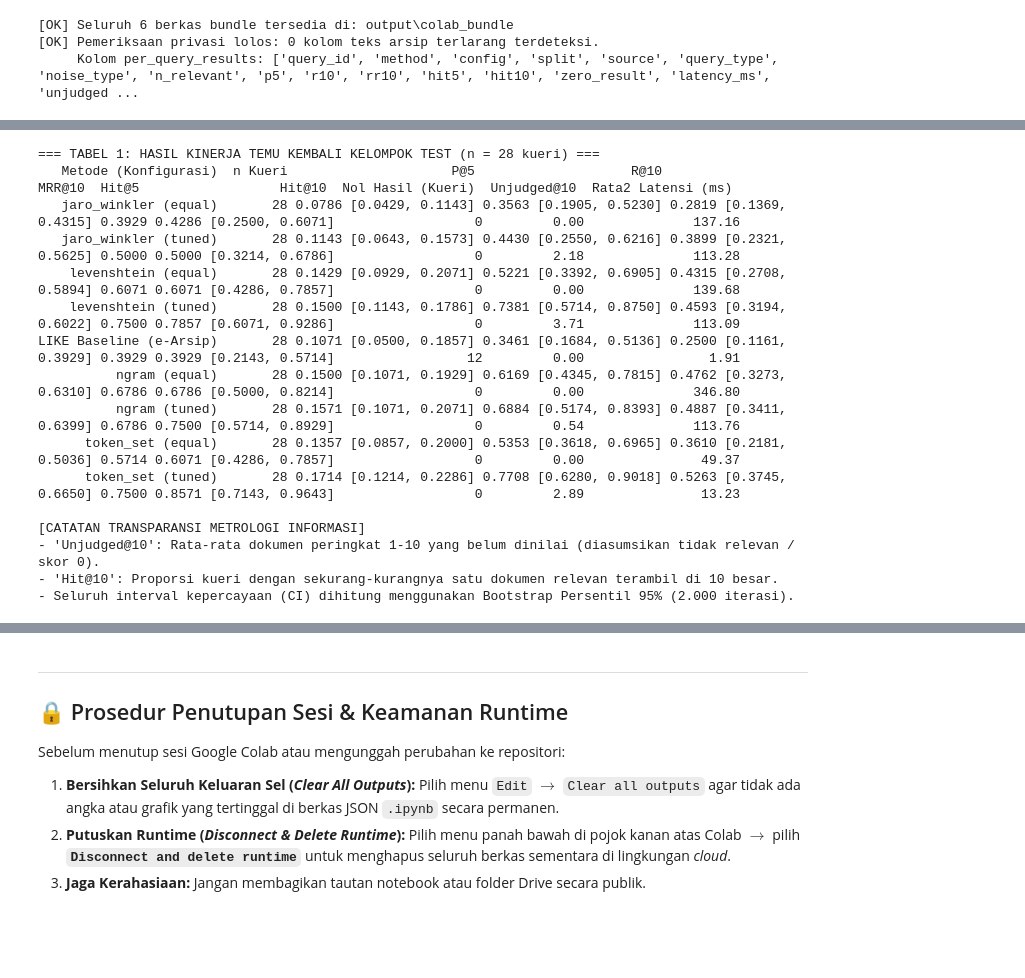
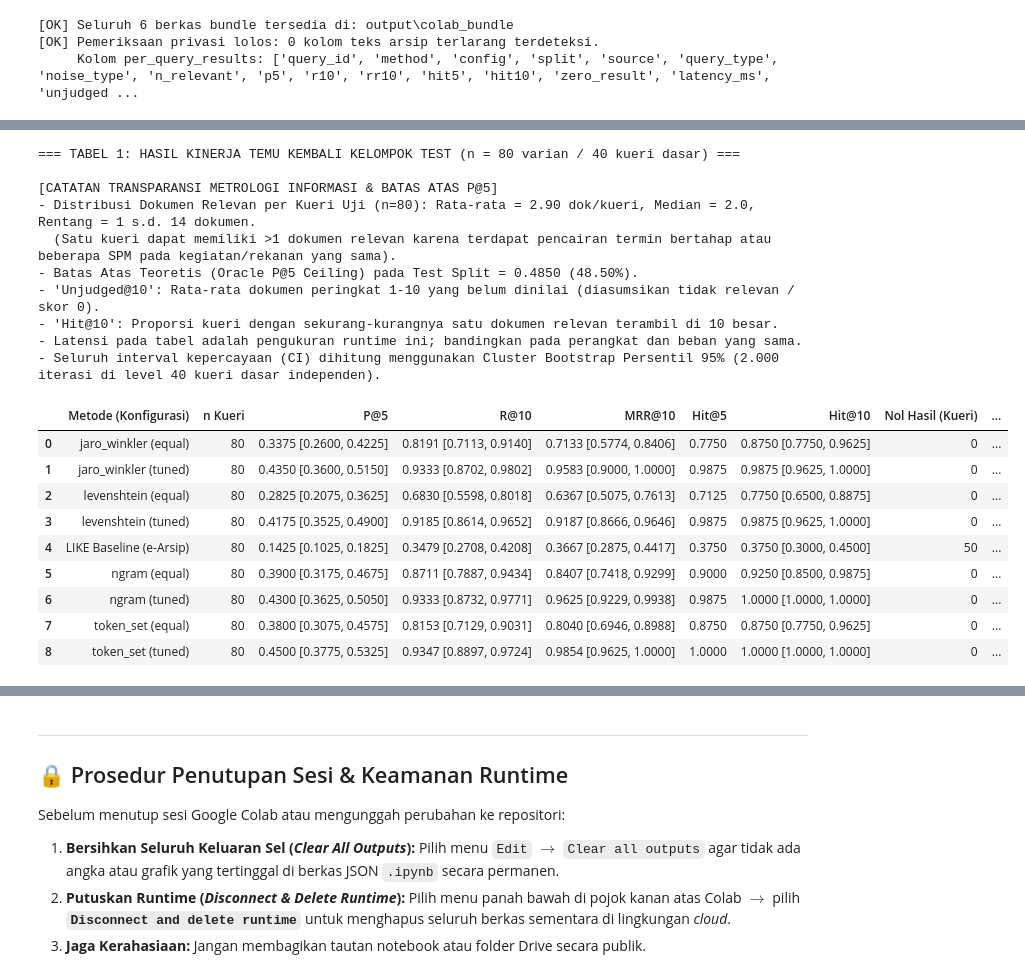
Before and after one commit to wahyu2021/penelitian-mandiri, a Jupyter notebook: notebooks/pipeline_analisis_sampai_presentasi.ipynb, the cells around one changed output, grey strips where cells are left out. Saved outputs shown, nothing was run; the diff lists cells and outputs as text; code cells hidden in the pictures; blank space fills up the shorter version.

```diff
--- a/notebooks/pipeline_analisis_sampai_presentasi.ipynb
+++ b/notebooks/pipeline_analisis_sampai_presentasi.ipynb
@@ -237,15 +238,21 @@ Jumlah Konfigurasi Metode Dievaluasi: 9
 # %%
 # =====================================================================
 # SEL 5: TABEL UTAMA EVALUASI METRIK TEMU KEMBALI (KELOMPOK TEST SAJA)
-# Menghitung P@5, R@10, MRR@10, Hit Rate, Nol Hasil, Latensi + Bootstrap 95% CI
+# Menghitung P@5, R@10, MRR@10, Hit Rate, Nol Hasil, Latensi + Cluster Bootstrap 95% CI
 # =====================================================================
+q_to_base = run_meta.get('query_to_base_id', {})
+df_per_query['base_query_id'] = df_per_query['query_id'].map(lambda q: q_to_base.get(str(q), str(q)))
 df_test = df_per_query[df_per_query['split'] == 'test'].copy()
 n_test_queries = df_test['query_id'].nunique()
+n_test_base_queries = df_test['base_query_id'].nunique()
 
 def calc_bootstrap_ci(series, n_boot=2000, ci=0.95, seed=42):
-    """Hitung interval kepercayaan 95% dengan bootstrap persentil."""
+    """Hitung interval kepercayaan 95% dengan Cluster Bootstrap di level kueri dasar."""
     rng = np.random.default_rng(seed)
-    vals = np.array(series, dtype=float)
+    if isinstance(series, pd.Series) and 'base_query_id' in df_test.columns and series.index.isin(df_test.index).all():
+        vals = series.groupby(df_test.loc[series.index, 'base_query_id']).mean().values.astype(float)
+    else:
+        vals = np.array(series, dtype=float)
     boot_means = [rng.choice(vals, size=len(vals), replace=True).mean() for _ in range(n_boot)]
     low = np.percentile(boot_means, (1 - ci) / 2 * 100)
     high = np.percentile(boot_means, (1 + ci) / 2 * 100)
@@ -269,49 +276,66 @@ for (m, cfg), grp in grouped:
     hit10_ci = calc_bootstrap_ci(grp['hit10'])
     zero_res = int(grp['zero_result'].sum())
     lat_mean = grp['latency_ms'].mean()
     unjudged_mean = grp['unjudged_in_top10'].mean()
 
     display_name = f"{m} ({cfg})"
     if m == 'like_baseline':
         display_name = "LIKE Baseline (e-Arsip)"
 
     main_table_rows.append({
         'Metode (Konfigurasi)': display_name,
         'n Kueri': len(grp),
         'P@5': f"{p5_mean:.4f} [{p5_ci[0]:.4f}, {p5_ci[1]:.4f}]",
         'R@10': f"{r10_mean:.4f} [{r10_ci[0]:.4f}, {r10_ci[1]:.4f}]",
         'MRR@10': f"{rr10_mean:.4f} [{rr10_ci[0]:.4f}, {rr10_ci[1]:.4f}]",
         'Hit@5': round(hit5, 4),
         'Hit@10': f"{hit10:.4f} [{hit10_ci[0]:.4f}, {hit10_ci[1]:.4f}]",
         'Nol Hasil (Kueri)': zero_res,
         'Unjudged@10': round(unjudged_mean, 2),
         'Rata2 Latensi (ms)': round(lat_mean, 2)
     })
 
 df_main_summary = pd.DataFrame(main_table_rows)
-print(f"=== TABEL 1: HASIL KINERJA TEMU KEMBALI KELOMPOK TEST (n = {n_test_queries} kueri) ===")
+print(f"=== TABEL 1: HASIL KINERJA TEMU KEMBALI KELOMPOK TEST (n = {n_test_queries} varian / {n_test_base_queries} kueri dasar) ===")
 display(df_main_summary)
-print("\n[CATATAN TRANSPARANSI METROLOGI INFORMASI]")
+
+# Statistik jumlah dokumen relevan per kueri & Batas Atas Teoretis (Oracle P@5 Ceiling)
+df_test_qrel = df_test[['query_id', 'n_relevant']].drop_duplicates()
+rel_mean = df_test_qrel['n_relevant'].mean()
+rel_median = df_test_qrel['n_relevant'].median()
+rel_min = int(df_test_qrel['n_relevant'].min())
+rel_max = int(df_test_qrel['n_relevant'].max())
+oracle_p5 = (np.minimum(df_test_qrel['n_relevant'], 5) / 5.0).mean()
+
+print("\n[CATATAN TRANSPARANSI METROLOGI INFORMASI & BATAS ATAS P@5]")
+print(f"- Distribusi Dokumen Relevan per Kueri Uji (n={n_test_queries}): Rata-rata = {rel_mean:.2f} dok/kueri, Median = {rel_median:.1f}, Rentang = {rel_min} s.d. {rel_max} dokumen.")
+print("  (Satu kueri dapat memiliki >1 dokumen relevan karena terdapat pencairan termin bertahap atau beberapa SPM pada kegiatan/rekanan yang sama).")
+print(f"- Batas Atas Teoretis (Oracle P@5 Ceiling) pada Test Split = {oracle_p5:.4f} ({oracle_p5*100:.2f}%).")
 print("- 'Unjudged@10': Rata-rata dokumen peringkat 1-10 yang belum dinilai (diasumsikan tidak relevan / skor 0).")
 print("- 'Hit@10': Proporsi kueri dengan sekurang-kurangnya satu dokumen relevan terambil di 10 besar.")
-print("- Seluruh interval kepercayaan (CI) dihitung menggunakan Bootstrap Persentil 95% (2.000 iterasi).")
+print("- Latensi pada tabel adalah pengukuran runtime ini; bandingkan pada perangkat dan beban yang sama.")
+print(f"- Seluruh interval kepercayaan (CI) dihitung menggunakan Cluster Bootstrap Persentil 95% (2.000 iterasi di level {n_test_base_queries} kueri dasar independen).")
 # %% [output]
-=== TABEL 1: HASIL KINERJA TEMU KEMBALI KELOMPOK TEST (n = 28 kueri) ===
-   Metode (Konfigurasi)  n Kueri                     P@5                    R@10                  MRR@10  Hit@5                  Hit@10  Nol Hasil (Kueri)  Unjudged@10  Rata2 Latensi (ms)
-   jaro_winkler (equal)       28 0.0786 [0.0429, 0.1143] 0.3563 [0.1905, 0.5230] 0.2819 [0.1369, 0.4315] 0.3929 0.4286 [0.2500, 0.6071]                  0         0.00              137.16
-   jaro_winkler (tuned)       28 0.1143 [0.0643, 0.1573] 0.4430 [0.2550, 0.6216] 0.3899 [0.2321, 0.5625] 0.5000 0.5000 [0.3214, 0.6786]                  0         2.18              113.28
-    levenshtein (equal)       28 0.1429 [0.0929, 0.2071] 0.5221 [0.3392, 0.6905] 0.4315 [0.2708, 0.5894] 0.6071 0.6071 [0.4286, 0.7857]                  0         0.00              139.68
-    levenshtein (tuned)       28 0.1500 [0.1143, 0.1786] 0.7381 [0.5714, 0.8750] 0.4593 [0.3194, 0.6022] 0.7500 0.7857 [0.6071, 0.9286]                  0         3.71              113.09
-LIKE Baseline (e-Arsip)       28 0.1071 [0.0500, 0.1857] 0.3461 [0.1684, 0.5136] 0.2500 [0.1161, 0.3929] 0.3929 0.3929 [0.2143, 0.5714]                 12         0.00                1.91
-          ngram (equal)       28 0.1500 [0.1071, 0.1929] 0.6169 [0.4345, 0.7815] 0.4762 [0.3273, 0.6310] 0.6786 0.6786 [0.5000, 0.8214]                  0         0.00              346.80
-          ngram (tuned)       28 0.1571 [0.1071, 0.2071] 0.6884 [0.5174, 0.8393] 0.4887 [0.3411, 0.6399] 0.6786 0.7500 [0.5714, 0.8929]                  0         0.54              113.76
-      token_set (equal)       28 0.1357 [0.0857, 0.2000] 0.5353 [0.3618, 0.6965] 0.3610 [0.2181, 0.5036] 0.5714 0.6071 [0.4286, 0.7857]                  0         0.00               49.37
-      token_set (tuned)       28 0.1714 [0.1214, 0.2286] 0.7708 [0.6280, 0.9018] 0.5263 [0.3745, 0.6650] 0.7500 0.8571 [0.7143, 0.9643]                  0         2.89               13.23
+=== TABEL 1: HASIL KINERJA TEMU KEMBALI KELOMPOK TEST (n = 80 varian / 40 kueri dasar) ===
 
-[CATATAN TRANSPARANSI METROLOGI INFORMASI]
+[CATATAN TRANSPARANSI METROLOGI INFORMASI & BATAS ATAS P@5]
+- Distribusi Dokumen Relevan per Kueri Uji (n=80): Rata-rata = 2.90 dok/kueri, Median = 2.0, Rentang = 1 s.d. 14 dokumen.
+  (Satu kueri dapat memiliki >1 dokumen relevan karena terdapat pencairan termin bertahap atau beberapa SPM pada kegiatan/rekanan yang sama).
+- Batas Atas Teoretis (Oracle P@5 Ceiling) pada Test Split = 0.4850 (48.50%).
 - 'Unjudged@10': Rata-rata dokumen peringkat 1-10 yang belum dinilai (diasumsikan tidak relevan / skor 0).
 - 'Hit@10': Proporsi kueri dengan sekurang-kurangnya satu dokumen relevan terambil di 10 besar.
-- Seluruh interval kepercayaan (CI) dihitung menggunakan Bootstrap Persentil 95% (2.000 iterasi).
+- Latensi pada tabel adalah pengukuran runtime ini; bandingkan pada perangkat dan beban yang sama.
+- Seluruh interval kepercayaan (CI) dihitung menggunakan Cluster Bootstrap Persentil 95% (2.000 iterasi di level 40 kueri dasar independen).
+|  | Metode (Konfigurasi) | n Kueri | P@5 | R@10 | MRR@10 | Hit@5 | Hit@10 | Nol Hasil (Kueri) | ... |
+| 0 | jaro_winkler (equal) | 80 | 0.3375 [0.2600, 0.4225] | 0.8191 [0.7113, 0.9140] | 0.7133 [0.5774, 0.8406] | 0.7750 | 0.8750 [0.7750, 0.9625] | 0 | ... |
+| 1 | jaro_winkler (tuned) | 80 | 0.4350 [0.3600, 0.5150] | 0.9333 [0.8702, 0.9802] | 0.9583 [0.9000, 1.0000] | 0.9875 | 0.9875 [0.9625, 1.0000] | 0 | ... |
+| 2 | levenshtein (equal) | 80 | 0.2825 [0.2075, 0.3625] | 0.6830 [0.5598, 0.8018] | 0.6367 [0.5075, 0.7613] | 0.7125 | 0.7750 [0.6500, 0.8875] | 0 | ... |
+| 3 | levenshtein (tuned) | 80 | 0.4175 [0.3525, 0.4900] | 0.9185 [0.8614, 0.9652] | 0.9187 [0.8666, 0.9646] | 0.9875 | 0.9875 [0.9625, 1.0000] | 0 | ... |
+| 4 | LIKE Baseline (e-Arsip) | 80 | 0.1425 [0.1025, 0.1825] | 0.3479 [0.2708, 0.4208] | 0.3667 [0.2875, 0.4417] | 0.3750 | 0.3750 [0.3000, 0.4500] | 50 | ... |
+| 5 | ngram (equal) | 80 | 0.3900 [0.3175, 0.4675] | 0.8711 [0.7887, 0.9434] | 0.8407 [0.7418, 0.9299] | 0.9000 | 0.9250 [0.8500, 0.9875] | 0 | ... |
+| 6 | ngram (tuned) | 80 | 0.4300 [0.3625, 0.5050] | 0.9333 [0.8732, 0.9771] | 0.9625 [0.9229, 0.9938] | 0.9875 | 1.0000 [1.0000, 1.0000] | 0 | ... |
+| 7 | token_set (equal) | 80 | 0.3800 [0.3075, 0.4575] | 0.8153 [0.7129, 0.9031] | 0.8040 [0.6946, 0.8988] | 0.8750 | 0.8750 [0.7750, 0.9625] | 0 | ... |
+| 8 | token_set (tuned) | 80 | 0.4500 [0.3775, 0.5325] | 0.9347 [0.8897, 0.9724] | 0.9854 [0.9625, 1.0000] | 1.0000 | 1.0000 [1.0000, 1.0000] | 0 | ... |
 # %%
 # =====================================================================
 # SEL 6: UJI STATISTIK KOMPARATIF BERPASANGAN (WILCOXON SIGNED-RANK TEST)
```
Also changed, not shown: parts of 11 cells of this notebook, 24 other files.
